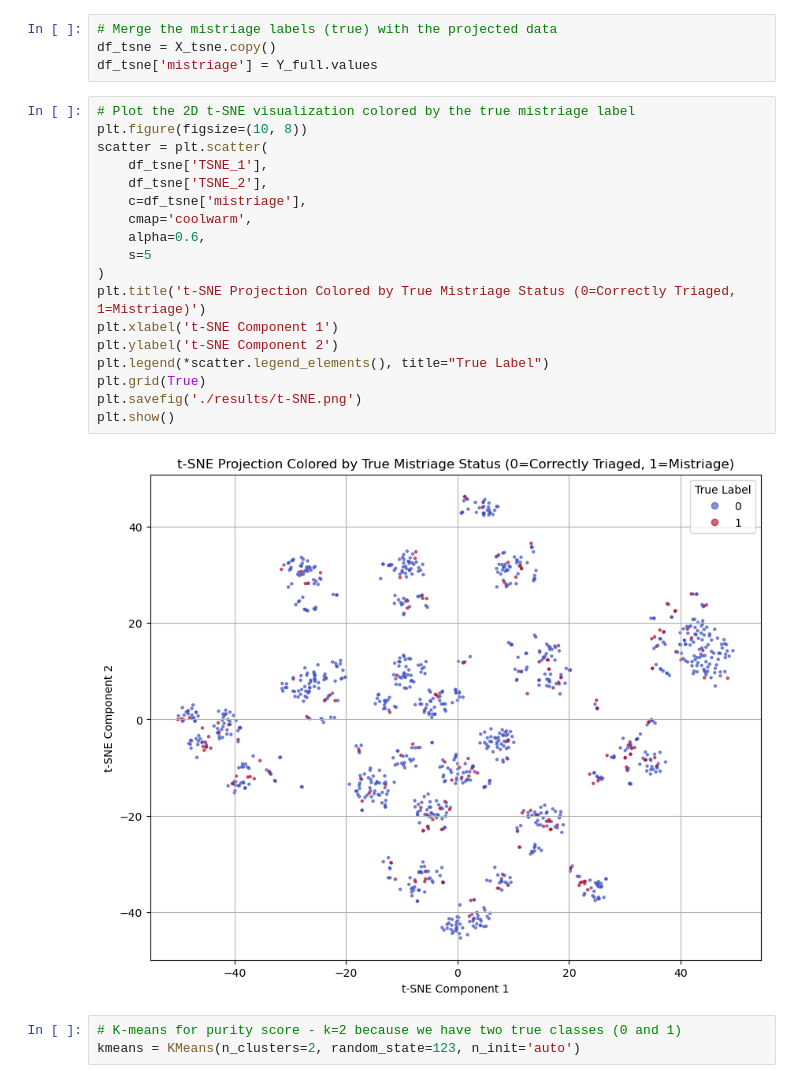
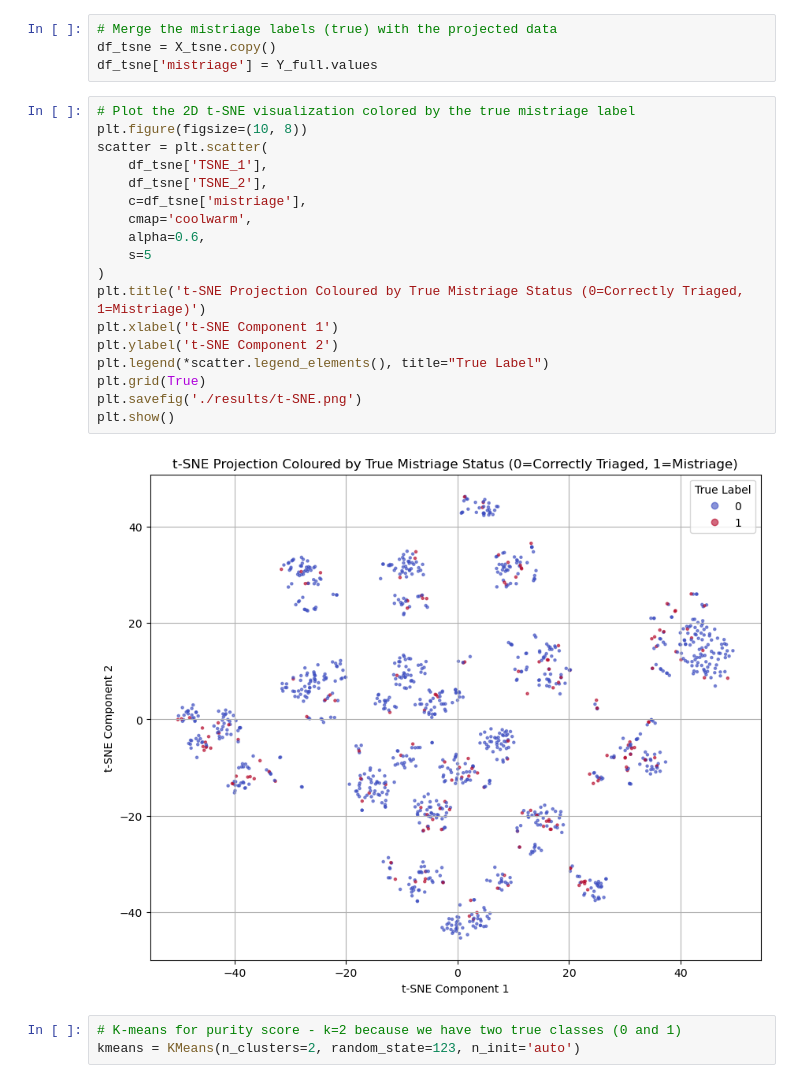
Before and after one commit to erincameron11/emergency-triage-status, a Jupyter notebook: 2_classification.ipynb, the cells around one changed output. Saved outputs shown, nothing was run; the diff lists cells and outputs as text.

```diff
--- a/2_classification.ipynb
+++ b/2_classification.ipynb
@@ -556,23 +568,23 @@ df_tsne['mistriage'] = Y_full.values
 # %%
 # Plot the 2D t-SNE visualization colored by the true mistriage label
 plt.figure(figsize=(10, 8))
 scatter = plt.scatter(
     df_tsne['TSNE_1'],
     df_tsne['TSNE_2'],
     c=df_tsne['mistriage'],
     cmap='coolwarm',
     alpha=0.6,
     s=5
 )
-plt.title('t-SNE Projection Colored by True Mistriage Status (0=Correctly Triaged, 1=Mistriage)')
+plt.title('t-SNE Projection Coloured by True Mistriage Status (0=Correctly Triaged, 1=Mistriage)')
 plt.xlabel('t-SNE Component 1')
 plt.ylabel('t-SNE Component 2')
 plt.legend(*scatter.legend_elements(), title="True Label")
 plt.grid(True)
 plt.savefig('./results/t-SNE.png')
 plt.show()
 # %% [output]
-[figure, old version]
+[figure, new version]
 # %%
 # K-means for purity score - k=2 because we have two true classes (0 and 1)
 kmeans = KMeans(n_clusters=2, random_state=123, n_init='auto')
```
Also changed, not shown: parts of 5 cells of this notebook, 2 other files.
